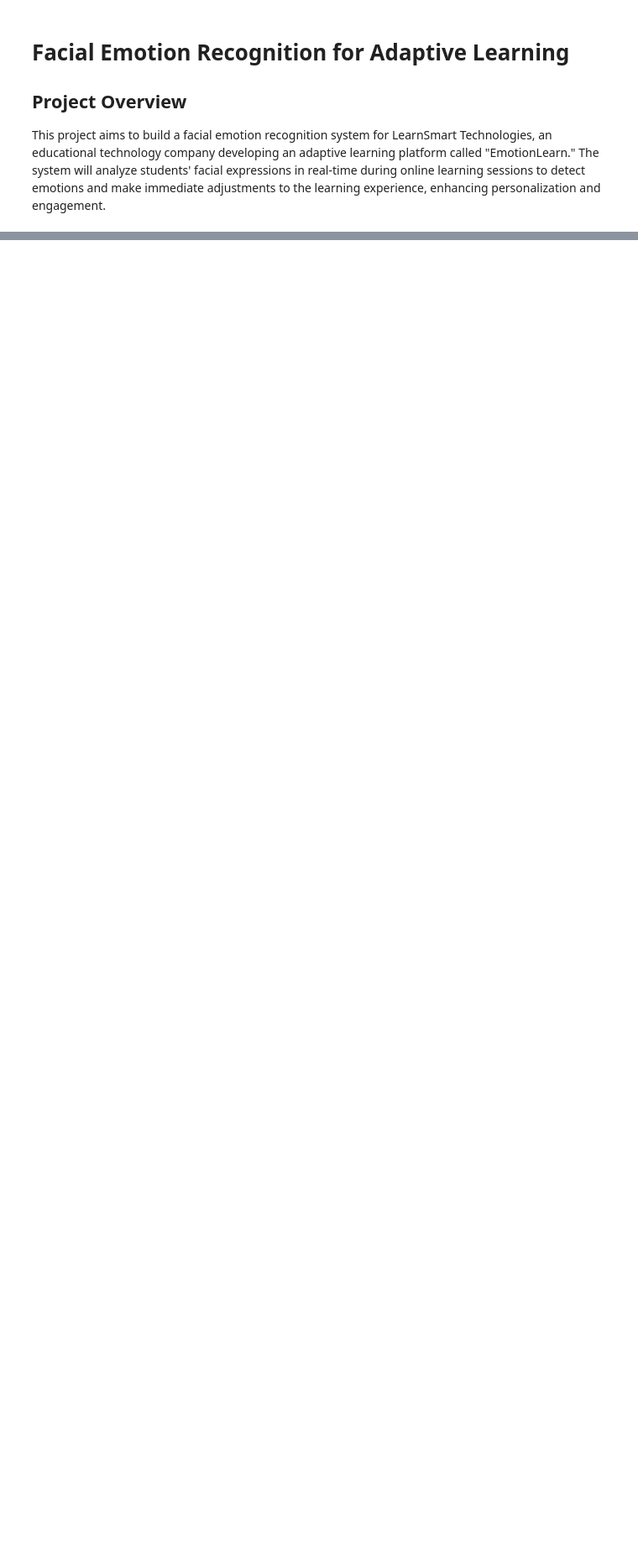
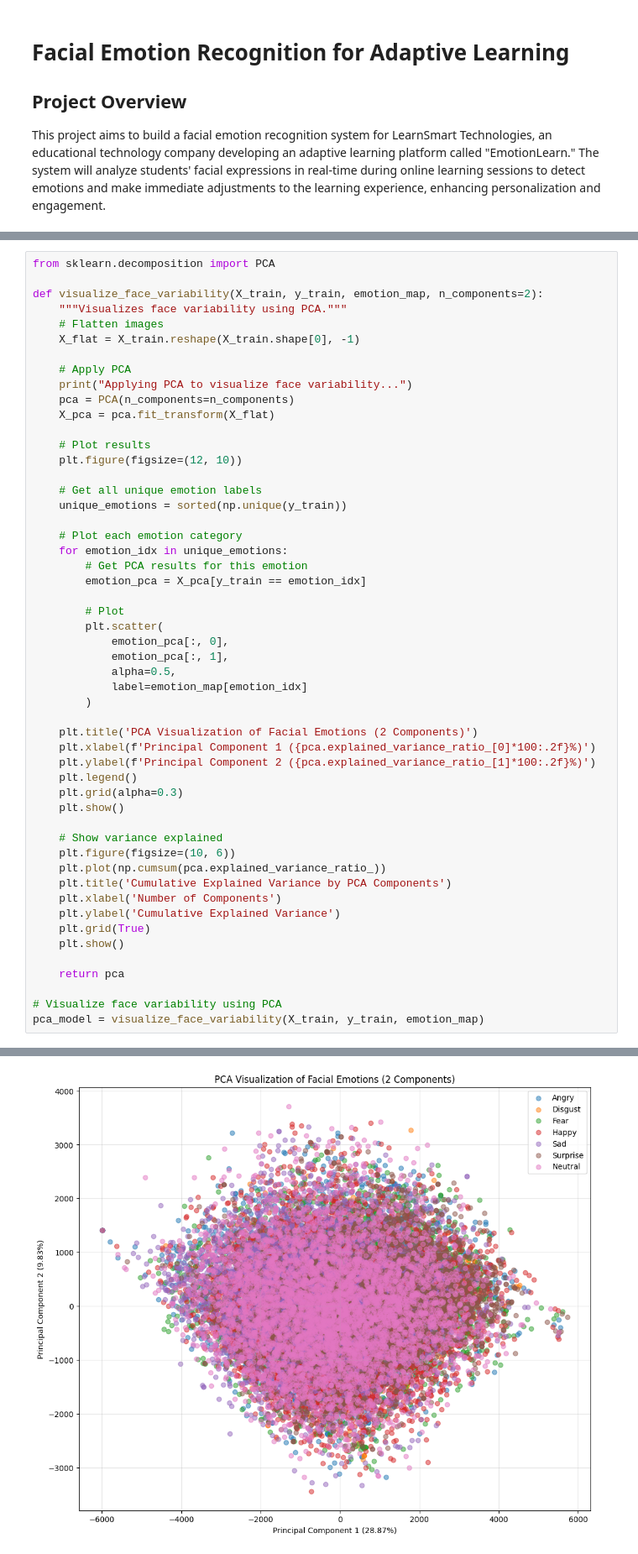
Before and after one commit to Subarashi42/EmotionDetection, a Jupyter notebook: Untitled-1.ipynb, the cells around one changed output, grey strips where cells are left out. Shown at 84% size. Drawn from its saved outputs; the diff is of its cells as text; blank space fills up the shorter version.

```diff
--- a/Untitled-1.ipynb
+++ b/Untitled-1.ipynb
@@ -410,0 +829,53 @@ Error:
+# %%
+from sklearn.decomposition import PCA
+
+def visualize_face_variability(X_train, y_train, emotion_map, n_components=2):
+    """Visualizes face variability using PCA."""
+    # Flatten images
+    X_flat = X_train.reshape(X_train.shape[0], -1)
+
+    # Apply PCA
+    print("Applying PCA to visualize face variability...")
+    pca = PCA(n_components=n_components)
+    X_pca = pca.fit_transform(X_flat)
+
+    # Plot results
+    plt.figure(figsize=(12, 10))
+
+    # Get all unique emotion labels
+    unique_emotions = sorted(np.unique(y_train))
+
+    # Plot each emotion category
+    for emotion_idx in unique_emotions:
+        # Get PCA results for this emotion
+        emotion_pca = X_pca[y_train == emotion_idx]
+
+        # Plot
+        plt.scatter(
+            emotion_pca[:, 0],
+            emotion_pca[:, 1],
+            alpha=0.5,
+            label=emotion_map[emotion_idx]
+        )
+
+    plt.title('PCA Visualization of Facial Emotions (2 Components)')
+    plt.xlabel(f'Principal Component 1 ({pca.explained_variance_ratio_[0]*100:.2f}%)')
+    plt.ylabel(f'Principal Component 2 ({pca.explained_variance_ratio_[1]*100:.2f}%)')
+    plt.legend()
+    plt.grid(alpha=0.3)
+    plt.show()
+
+    # Show variance explained
+    plt.figure(figsize=(10, 6))
+    plt.plot(np.cumsum(pca.explained_variance_ratio_))
+    plt.title('Cumulative Explained Variance by PCA Components')
+    plt.xlabel('Number of Components')
+    plt.ylabel('Cumulative Explained Variance')
+    plt.grid(True)
+    plt.show()
+
+    return pca
+
+# Visualize face variability using PCA
+pca_model = visualize_face_variability(X_train, y_train, emotion_map)
+# %% [output]
@@ -410,0 +883 @@ Error:
+[figure, added]
```
Also changed, not shown: parts of 61 cells of this notebook, 1 other file.
